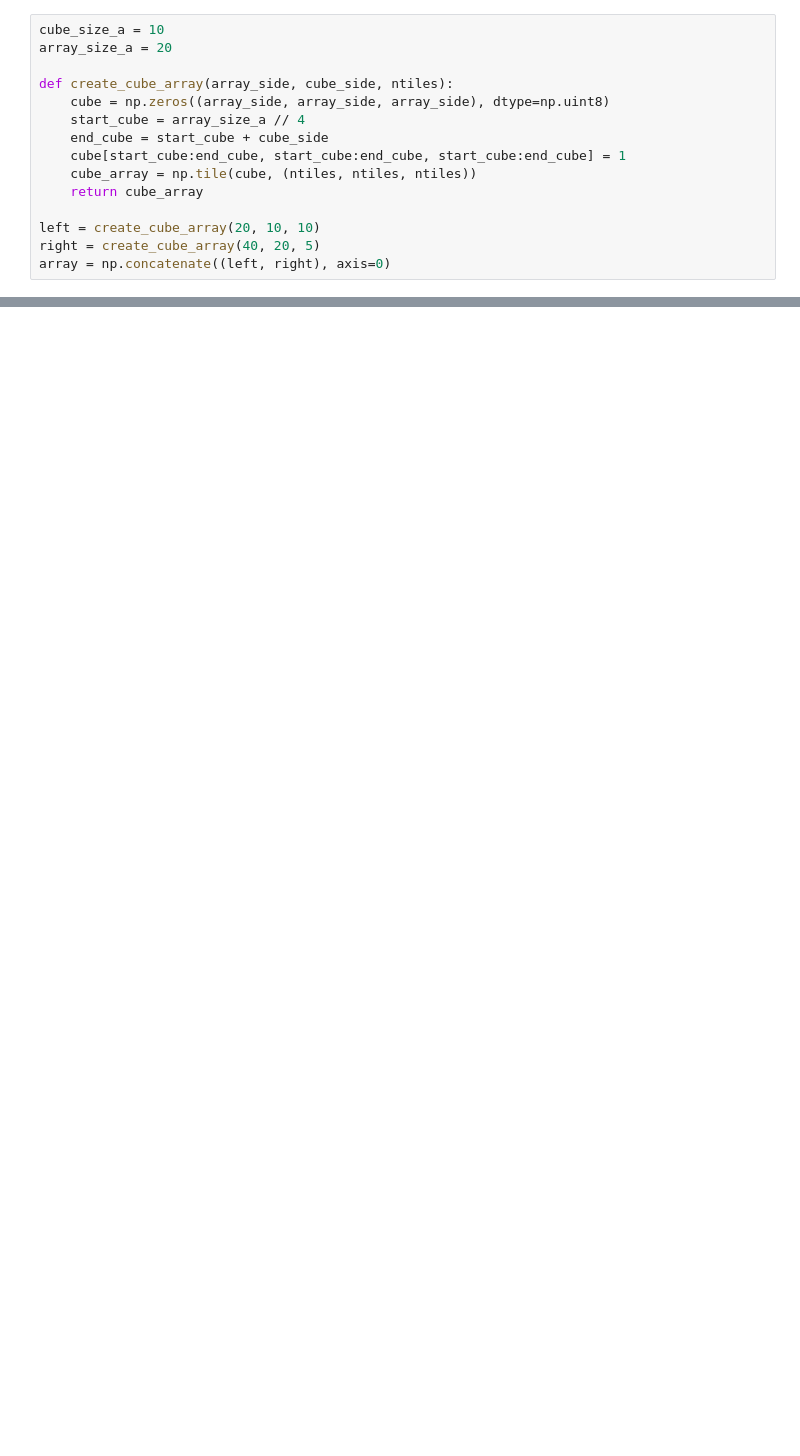
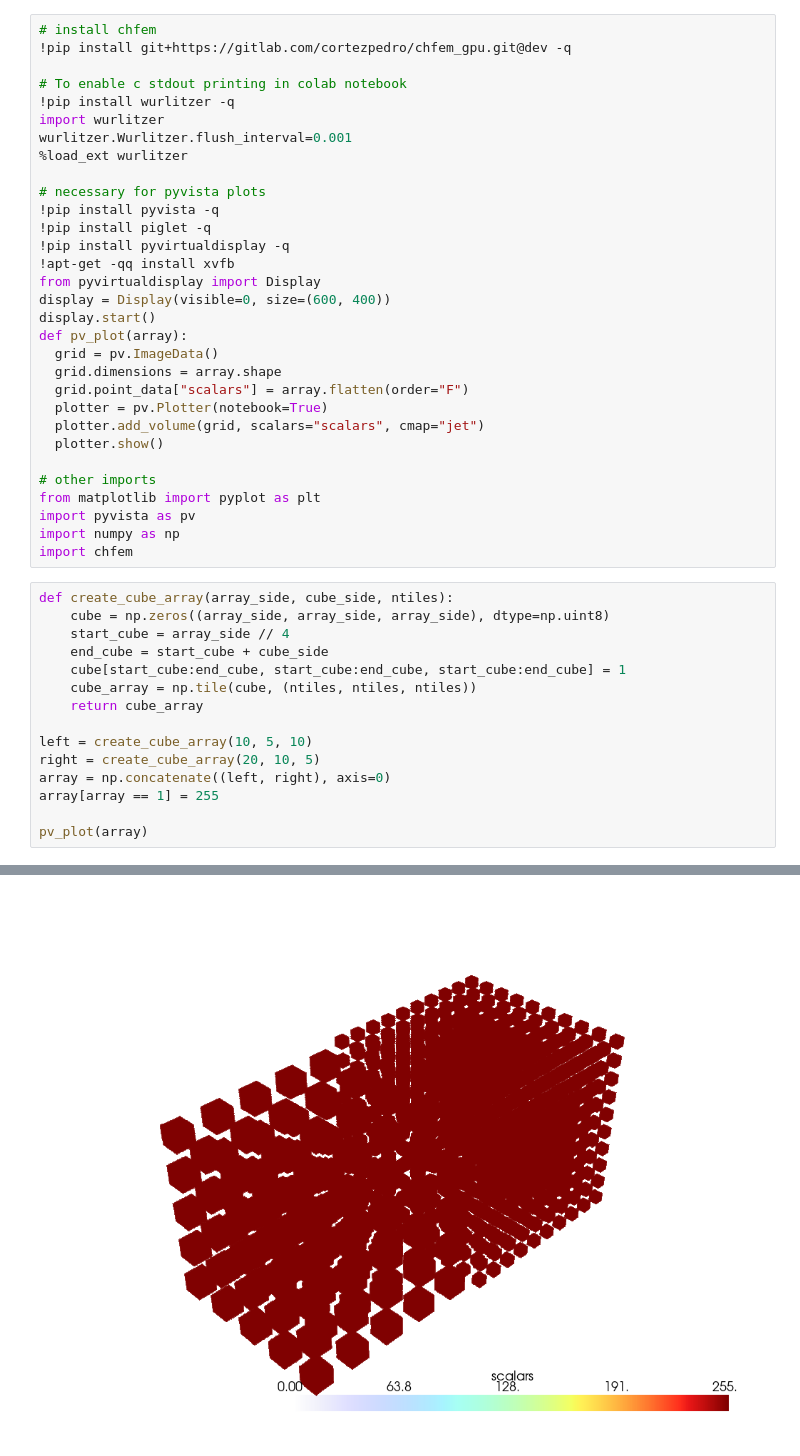
Before and after one commit to cortezpedro/chfem, a Jupyter notebook: tutorial.ipynb, the cells around one changed output, grey strips where cells are left out. Cells and saved outputs as stored; diff of their text form; blank space fills up the shorter version.

Commit message:
Added Colab tutorial

```diff
--- a/tutorial.ipynb
+++ b/tutorial.ipynb
@@ -11,15 +1,47 @@ import chfem
+# %%
+# install chfem
+!pip install git+https://gitlab.com/cortezpedro/chfem_gpu.git@dev -q
+
+# To enable c stdout printing in colab notebook
+!pip install wurlitzer -q
+import wurlitzer
+wurlitzer.Wurlitzer.flush_interval=0.001
+%load_ext wurlitzer
+
+# necessary for pyvista plots
+!pip install pyvista -q
+!pip install piglet -q
+!pip install pyvirtualdisplay -q
+!apt-get -qq install xvfb
+from pyvirtualdisplay import Display
+display = Display(visible=0, size=(600, 400))
+display.start()
+def pv_plot(array):
+  grid = pv.ImageData()
+  grid.dimensions = array.shape
+  grid.point_data["scalars"] = array.flatten(order="F")
+  plotter = pv.Plotter(notebook=True)
+  plotter.add_volume(grid, scalars="scalars", cmap="jet")
+  plotter.show()
+
+# other imports
+from matplotlib import pyplot as plt
+import pyvista as pv
+import numpy as np
+import chfem
 # %%
-cube_size_a = 10
-array_size_a = 20
-
 def create_cube_array(array_side, cube_side, ntiles):
     cube = np.zeros((array_side, array_side, array_side), dtype=np.uint8)
-    start_cube = array_size_a // 4
+    start_cube = array_side // 4
     end_cube = start_cube + cube_side
     cube[start_cube:end_cube, start_cube:end_cube, start_cube:end_cube] = 1
     cube_array = np.tile(cube, (ntiles, ntiles, ntiles))
     return cube_array
 
-left = create_cube_array(20, 10, 10)
-right = create_cube_array(40, 20, 5)
+left = create_cube_array(10, 5, 10)
+right = create_cube_array(20, 10, 5)
 array = np.concatenate((left, right), axis=0)
+array[array == 1] = 255
+
+pv_plot(array)
+# %% [output]
@@ -26 +52,2 @@ array = np.concatenate((left, right), axis=0)
+[figure, added]
 # %%
```
Also changed, not shown: parts of 6 cells of this notebook, 2 other files.
